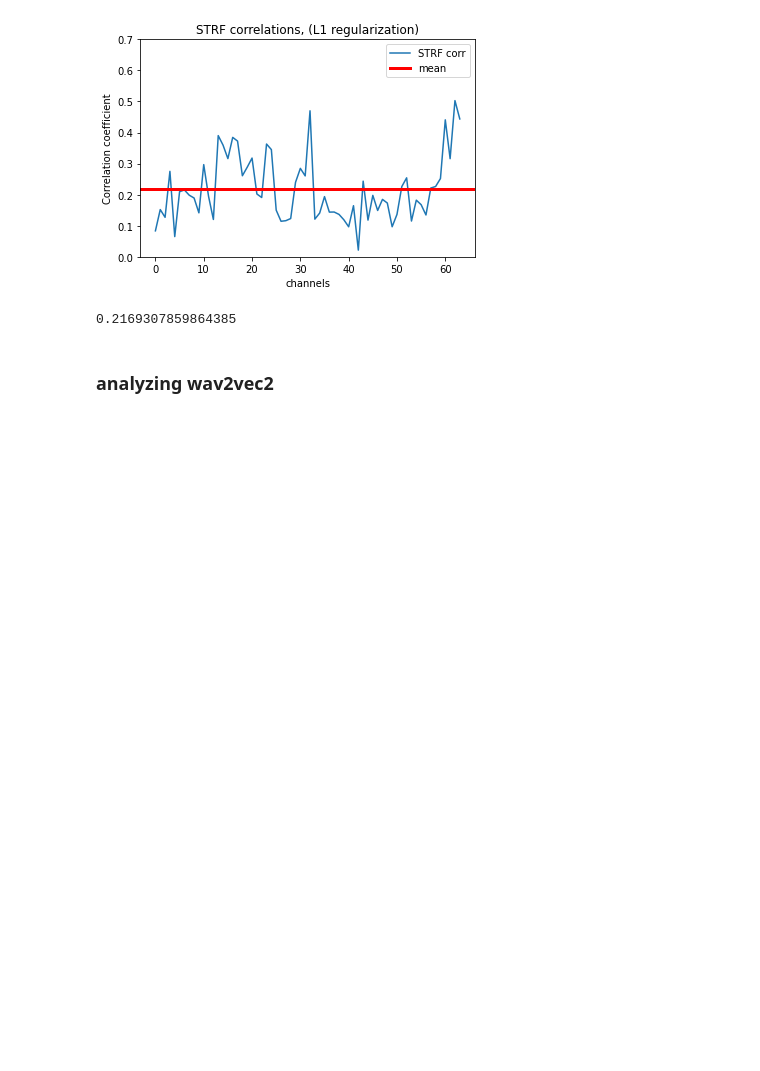
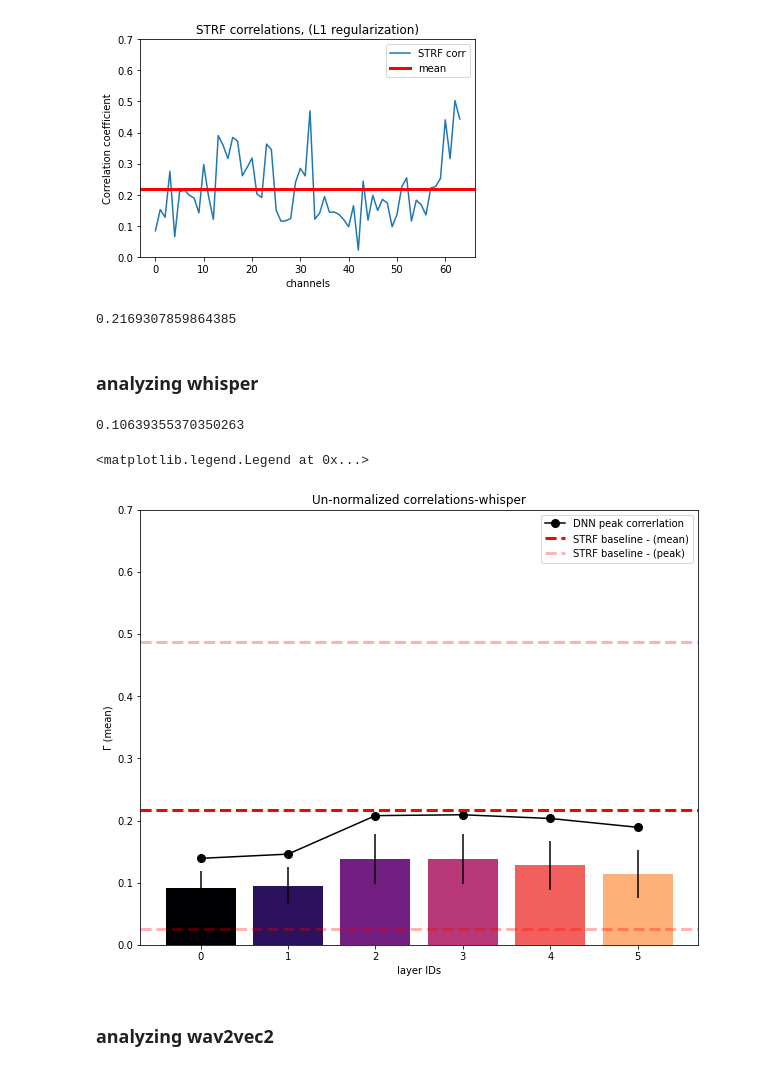
Before and after one commit to bilalhsp/Auditory_Cortex, a Jupyter notebook: experiments/correlations_analysis/correlations_analysis.ipynb, the cells around one changed output. Cells and saved outputs as stored; diff of their text form; code cells hidden in the pictures; blank space fills up the shorter version.

```diff
--- a/experiments/correlations_analysis/correlations_analysis.ipynb
+++ b/experiments/correlations_analysis/correlations_analysis.ipynb
@@ -64,6 +66,54 @@ plt.legend(loc='best')
 np.mean(baseline_corr)
 # %% [output]
 0.2169307859864385
+# %% [markdown]
+### analyzing whisper
+# %%
+model_name = 'whisper'
+results_dir = '/depot/jgmakin/data/auditory_cortex/correlation_results/cross_validated_correlations'
+filename = f"{model_name}_corr_results.csv"
+file_path = os.path.join(results_dir, filename)
+
+corr_obj = analysis.correlations(file_path)
+# %%
+session = 200206
+threshold = 0.1
+bin_width = 20
+delay = 0
+N_sents = 499
+column = 'test_cc_raw'
+
+fig, ax = plt.subplots(figsize=(10,8))
+column = 'test_cc_raw'
+mean, std, max = corr_obj.summarize(session=session,
+                        # threshold=threshold,
+                        bin_width=bin_width,
+                        delay=delay,
+                        N_sents=N_sents,
+                        col_name=column
+                        )
+
+import matplotlib.cm as cm
+cmap = cm.get_cmap('magma')
+colors = cmap(np.arange(mean.shape[0])/mean.shape[0])
+plt.bar(x=np.arange(mean.shape[0]), height=mean, yerr=std, color=colors)
+plt.ylim([0, 0.7])
+plt.ylabel('\u0393 (mean)')
+plt.xlabel("layer IDs")
+plt.title(f"Un-normalized correlations-{model_name}")
+
+plt.plot(max, 'o-', markersize=8, color='k', label='DNN peak correrlation')
+
+# plotting the baseline...
+plt.axhline(np.mean(baseline_corr), c='r', linewidth=3, ls='--', label='STRF baseline - (mean)')
+print(np.std(baseline_corr))
+plt.axhline(np.max(baseline_corr), c='r', linewidth=3, ls='--', alpha=0.3, label='STRF baseline - (peak)')
+plt.axhline(np.min(baseline_corr), c='r', linewidth=3, ls='--', alpha=0.3)
+plt.legend(loc='best')
+# %% [output]
+0.10639355370350263
+<matplotlib.legend.Legend at 0x...>
+[figure, added]
 # %% [markdown]
 ### analyzing wav2vec2
 # %%
```
Also changed, not shown: parts of 6 cells of this notebook, 13 other files.
